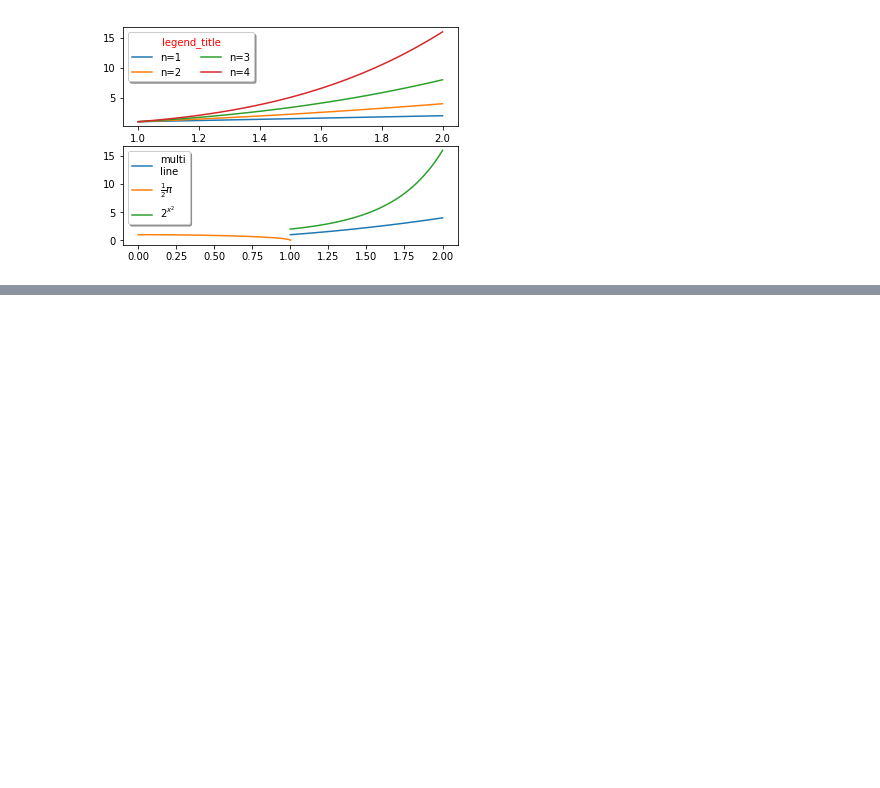
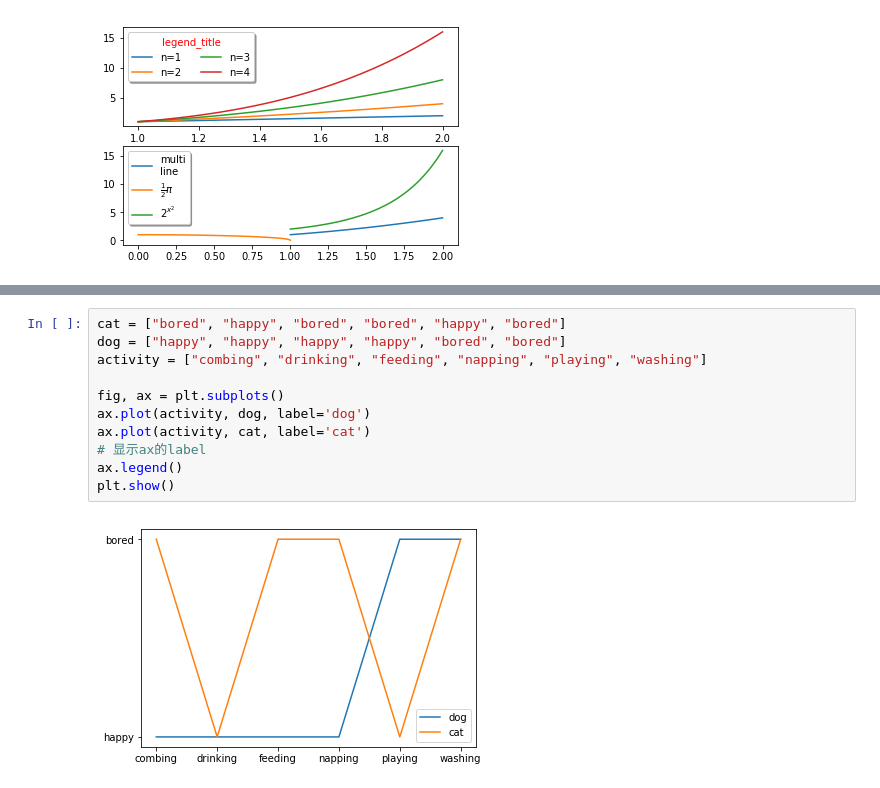
Before and after one commit to xuyagang/pycon, a Jupyter notebook: matplotlib.org/gallery/Untitled.ipynb, the cells around one changed output, grey strips where cells are left out. Drawn from its saved outputs; the diff is of its cells as text; blank space fills up the shorter version.

```diff
--- a/matplotlib.org/gallery/Untitled.ipynb
+++ b/matplotlib.org/gallery/Untitled.ipynb
@@ -89,0 +107,13 @@ plt.show()
+# %%
+cat = ["bored", "happy", "bored", "bored", "happy", "bored"]
+dog = ["happy", "happy", "happy", "happy", "bored", "bored"]
+activity = ["combing", "drinking", "feeding", "napping", "playing", "washing"]
+
+fig, ax = plt.subplots()
+ax.plot(activity, dog, label='dog')
+ax.plot(activity, cat, label='cat')
+# 显示ax的label
+ax.legend()
+plt.show()
+# %% [output]
+[figure, added]
```
Also changed, not shown: parts of 5 cells of this notebook, 7 other files.
